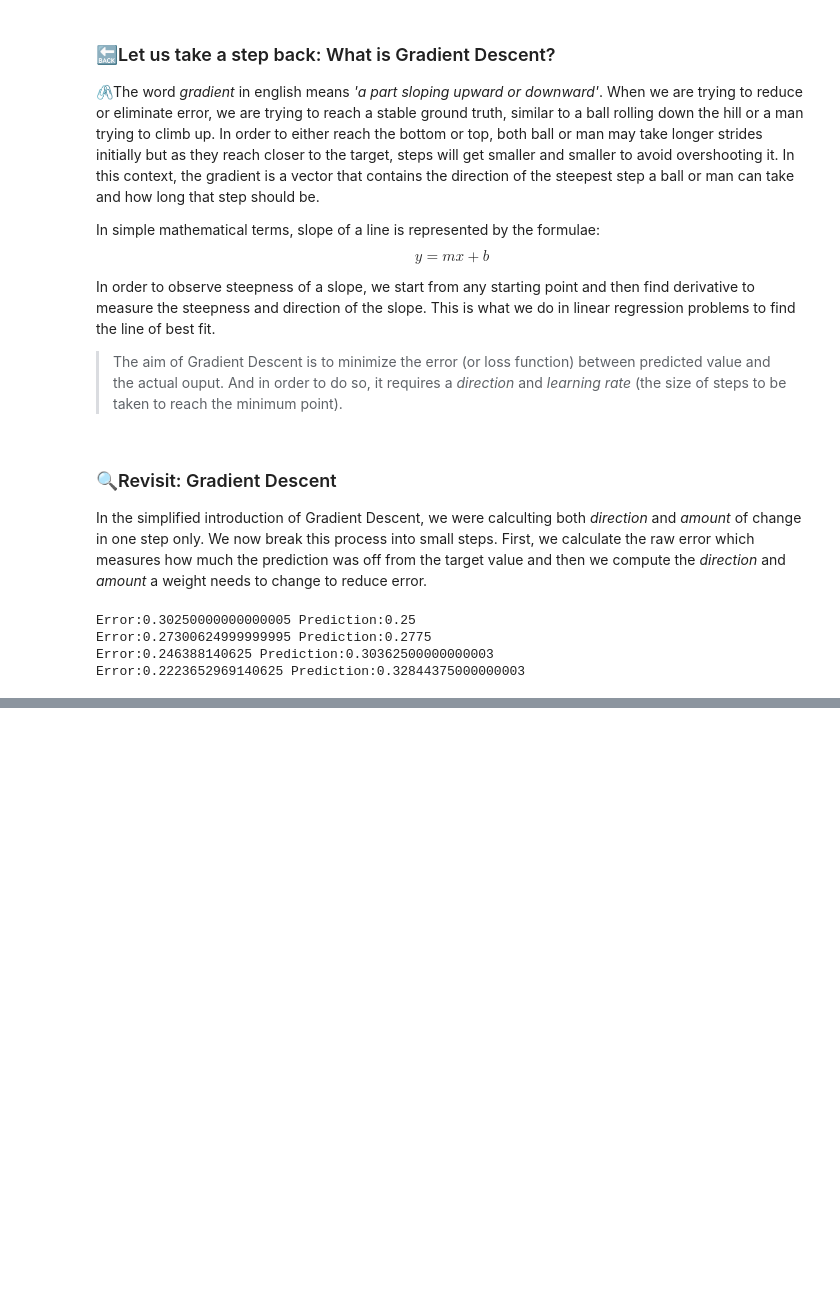
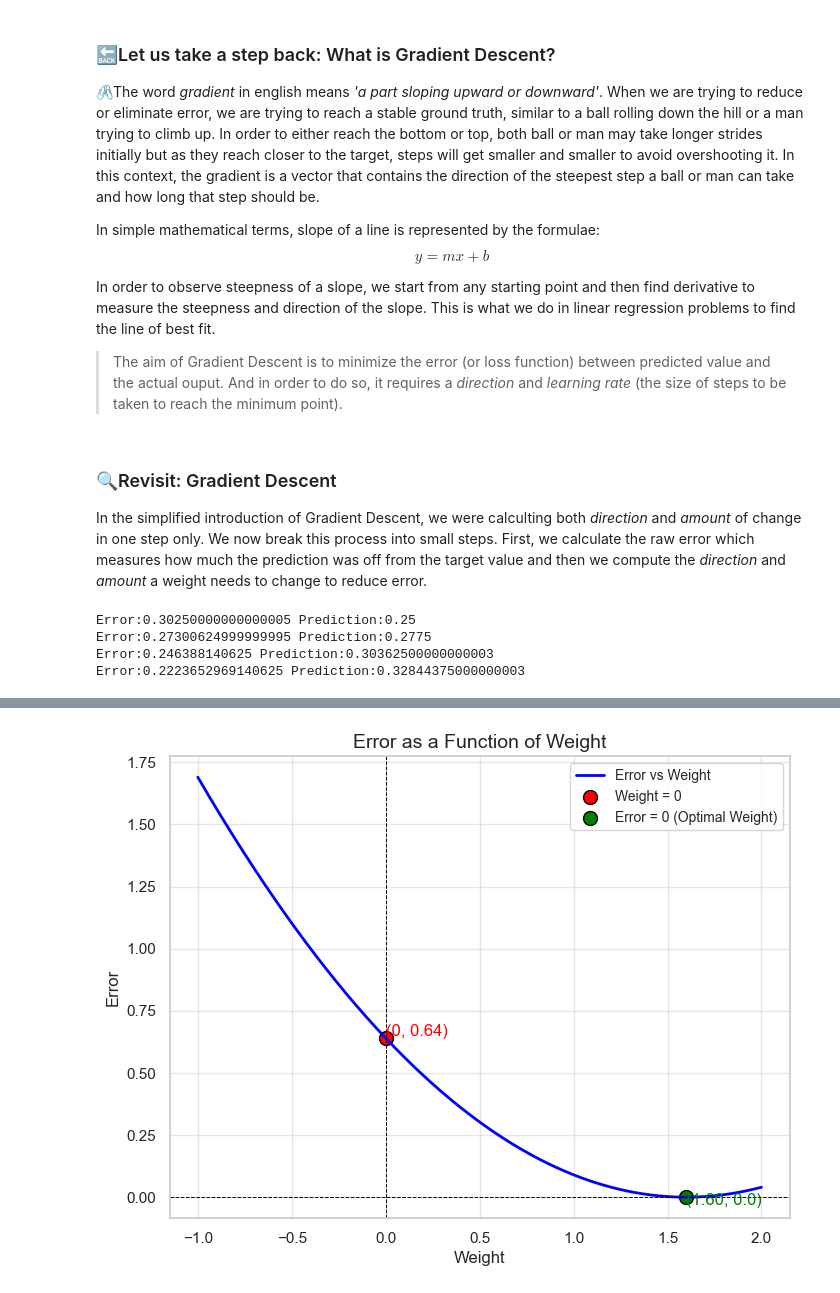
Before and after one commit to reeshabh90/Neural_Network_Scratch, a Jupyter notebook: simple_neural_network.ipynb, the cells around one changed output, grey strips where cells are left out. Drawn from its saved outputs; the diff is of its cells as text; code cells hidden in the pictures; blank space fills up the shorter version.

Commit message:
Derivative + Plot

```diff
--- a/simple_neural_network.ipynb
+++ b/simple_neural_network.ipynb
@@ -329,0 +337,45 @@ _weight_delta_ is the measure of how much a weight was responsible in the error.
+# %%
+import numpy as np
+import matplotlib.pyplot as plt
+import seaborn as sns
+
+# Set Seaborn style for a clean look
+sns.set(style="whitegrid")
+
+# Define the weight range and compute error
+weights = np.linspace(-1, 2, 500)  # Range for weight values
+errors = ((0.5 * weights) - 0.8) ** 2
+
+# Identify the special points
+weight_zero = 0
+error_at_weight_zero = ((0.5 * weight_zero) - 0.8) ** 2
+
+# Find the weight that minimizes the error
+optimal_weight = 0.8 / 0.5  # Solve 0.5 * weight - 0.8 = 0
+min_error = ((0.5 * optimal_weight) - 0.8) ** 2  # Should be 0
+
+# Plotting
+plt.figure(figsize=(8, 6))
+plt.plot(weights, errors, label="Error vs Weight", color="blue", linewidth=2)
+
+# Highlight the special points
+plt.scatter(weight_zero, error_at_weight_zero, color="red", s=100, label="Weight = 0", edgecolor="black")
+plt.scatter(optimal_weight, min_error, color="green", s=100, label="Error = 0 (Optimal Weight)", edgecolor="black")
+
+# Add annotations for clarity
+plt.text(weight_zero, error_at_weight_zero + 0.01, f"({weight_zero}, {error_at_weight_zero:.2f})", color="red")
+plt.text(optimal_weight, min_error - 0.03, f"({optimal_weight:.2f}, {min_error})", color="green")
+
+# Add titles and labels
+plt.title("Error as a Function of Weight", fontsize=14)
+plt.xlabel("Weight", fontsize=12)
+plt.ylabel("Error", fontsize=12)
+plt.axhline(0, color='black', linewidth=0.7, linestyle='--')  # Horizontal reference line
+plt.axvline(0, color='black', linewidth=0.7, linestyle='--')  # Vertical reference line
+plt.legend(fontsize=10)
+plt.grid(True, alpha=0.5)
+
+# Show the plot
+plt.show()
+# %% [output]
+[figure, added]
```
Also changed, not shown: parts of 2 cells of this notebook, 2 other files.
